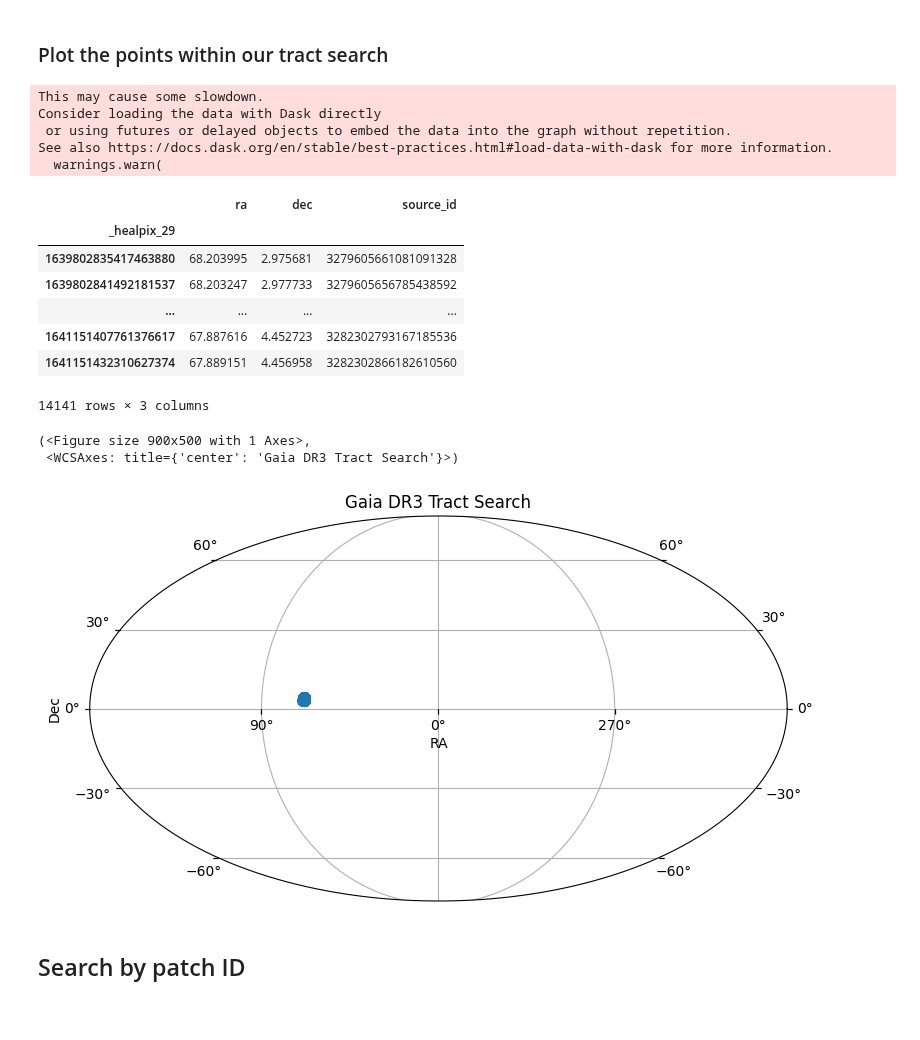
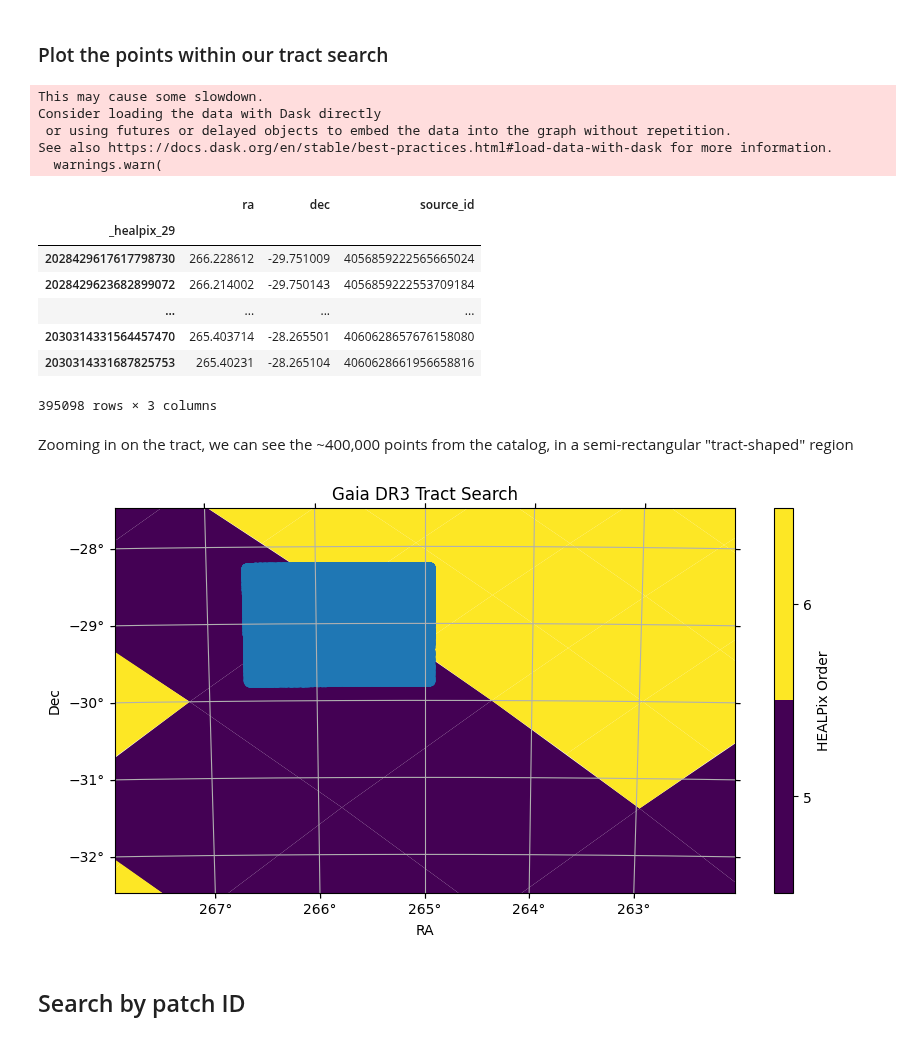
Before and after one commit to astronomy-commons/lsdb-rubin, a Jupyter notebook: docs/pre_executed/tract_patch_search.ipynb, the cells around one changed output. Cells and saved outputs as stored; diff of their text form; code cells hidden in the pictures.

```diff
--- a/docs/pre_executed/tract_patch_search.ipynb
+++ b/docs/pre_executed/tract_patch_search.ipynb
@@ -15,11 +17,7 @@ client
 # %%
 # Load GAIA DR3 data.
 
-gaia = lsdb.read_hats(
-    "https://data.lsdb.io/hats/gaia_dr3/gaia",
-    margin_cache="https://data.lsdb.io/hats/gaia_dr3/gaia_10arcs",
-    columns=["ra", "dec", "source_id"],
-)
+gaia = lsdb.open_catalog("https://data.lsdb.io/hats/gaia_dr3", columns=["ra", "dec", "source_id"])
 gaia
 # %% [output]
 lsdb Catalog gaia:
@@ -42,5 +50,13 @@ lsst_skymap = skymap_convert.ConvertedSkymapReader(preset="lsst_skymap")
 # %%
-tract_index = 10_000
+from lsdb.core.plotting import plot_points
+import astropy.units as u
+from astropy.coordinates import SkyCoord
+
+fov = (5 * u.deg, 5 * u.deg)
+center = SkyCoord(265 * u.deg, -30 * u.deg)
+
+tract_index = 4975
+patch_index = 67
 # %%
 # Only specify the tract (and not patch) to search by tract.
 
@@ -78,24 +97,25 @@ See also https://docs.dask.org/en/stable/best-practices.html#load-data-with-dask
   warnings.warn(
 |  | ra | dec | source_id |
 | _healpix_29 |  |  |  |
-| 1639802835417463880 | 68.203995 | 2.975681 | 3279605661081091328 |
-| 1639802841492181537 | 68.203247 | 2.977733 | 3279605656785438592 |
+| 2028429617617798730 | 266.228612 | -29.751009 | 4056859222565665024 |
+| 2028429623682899072 | 266.214002 | -29.750143 | 4056859222553709184 |
 | ... | ... | ... | ... |
-| 1641151407761376617 | 67.887616 | 4.452723 | 3282302793167185536 |
-| 1641151432310627374 | 67.889151 | 4.456958 | 3282302866182610560 |
+| 2030314331564457470 | 265.403714 | -28.265501 | 4060628657676158080 |
+| 2030314331687825753 | 265.40231 | -28.265104 | 4060628661956658816 |
-14141 rows × 3 columns
+395098 rows × 3 columns
+# %% [markdown]
+Zooming in on the tract, we can see the ~400,000 points from the catalog, in a semi-rectangular "tract-shaped" region
 # %%
-from lsdb.core.plotting import plot_points
-
-plot_points.plot_points(
+fig, ax = gaia.plot_pixels(projection="AIT", fov=fov, center=center)
+_ = plot_points.plot_points(
     df,
     ra_column="ra",
     dec_column="dec",
     title="Gaia DR3 Tract Search",
+    fov=fov,
+    center=center,
 )
 # %% [output]
-(<Figure size 900x500 with 1 Axes>,
- <WCSAxes: title={'center': 'Gaia DR3 Tract Search'}>)
-[figure, old version]
+[figure, new version]
 # %% [markdown]
 ## Search by patch ID
```
Also changed, not shown: parts of 12 cells of this notebook.
